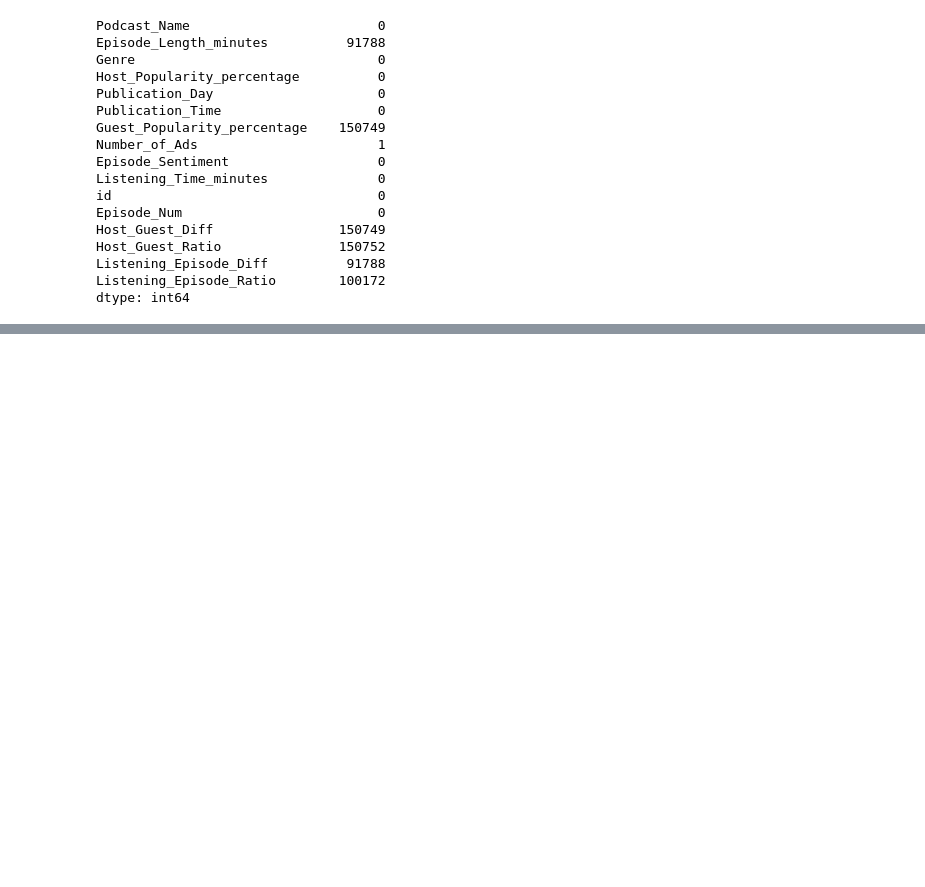
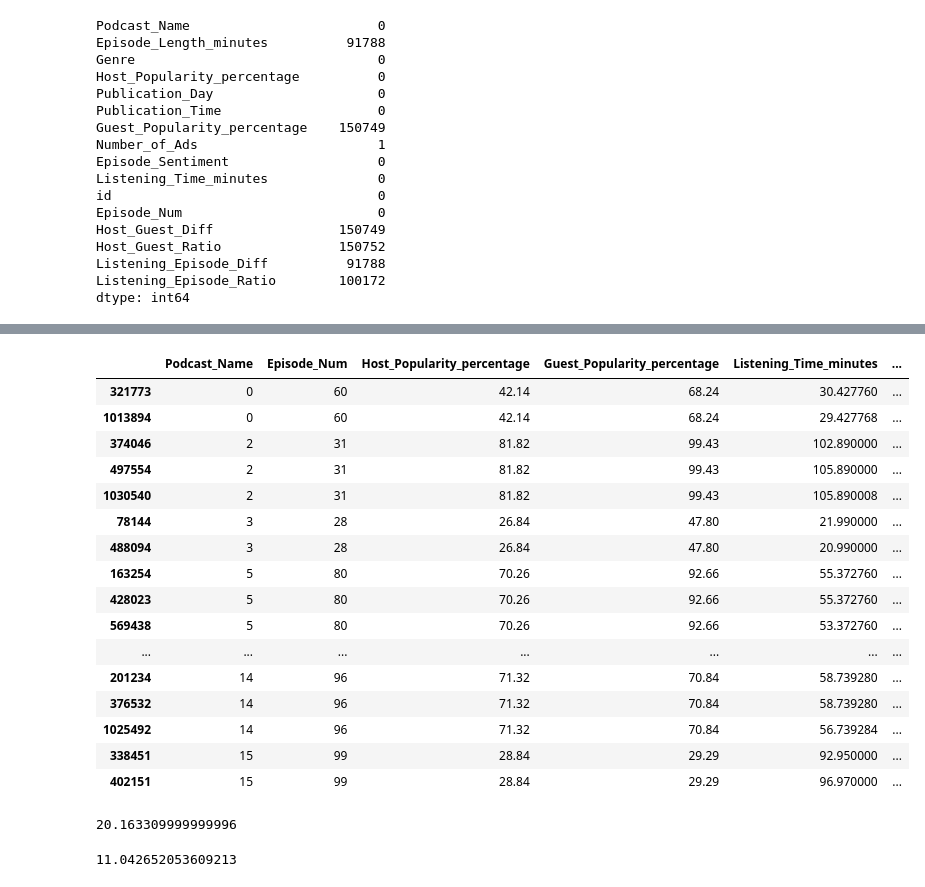
Before and after one commit to masaishi/kaggle-s5e4-6th-solution, a Jupyter notebook: notebooks/eda_001_check_dup.ipynb, the cells around one changed output, grey strips where cells are left out. Drawn from its saved outputs; the diff is of its cells as text; code cells hidden in the pictures; blank space fills up the shorter version.

Commit message:
calc rmse first and last

```diff
--- a/notebooks/eda_001_check_dup.ipynb
+++ b/notebooks/eda_001_check_dup.ipynb
@@ -440,0 +263,11 @@ leaked_rows
+# %%
+df_train['Listening_Time_minutes_rounded'] = df_train['Listening_Time_minutes'].round(1)
+
+grouped = df_train.groupby(cols_to_compare)
+unique_counts = grouped['Listening_Time_minutes_rounded'].nunique()
+
+groups_with_diff = unique_counts[unique_counts > 1].index
+result = df_train[df_train.set_index(cols_to_compare).index.isin(groups_with_diff)]
+
+result = result.sort_values(cols_to_compare)
+result
@@ -440,0 +288,38 @@ leaked_rows
+# %%
+x = 0
+result.iloc[x*30 : (x+1)*30][["Podcast_Name", "Episode_Num", "Host_Popularity_percentage", "Guest_Popularity_percentage", "Listening_Time_minutes", "Episode_Length_minutes", "Publication_Day", "Publication_Time", "Episode_Sentiment"]]
+# %% [output]
+|  | Podcast_Name | Episode_Num | Host_Popularity_percentage | Guest_Popularity_percentage | Listening_Time_minutes | ... |
+| 321773 | 0 | 60 | 42.14 | 68.24 | 30.427760 | ... |
+| 1013894 | 0 | 60 | 42.14 | 68.24 | 29.427768 | ... |
+| 374046 | 2 | 31 | 81.82 | 99.43 | 102.890000 | ... |
+| 497554 | 2 | 31 | 81.82 | 99.43 | 105.890000 | ... |
+| 1030540 | 2 | 31 | 81.82 | 99.43 | 105.890008 | ... |
+| 78144 | 3 | 28 | 26.84 | 47.80 | 21.990000 | ... |
+| 488094 | 3 | 28 | 26.84 | 47.80 | 20.990000 | ... |
+| 163254 | 5 | 80 | 70.26 | 92.66 | 55.372760 | ... |
+| 428023 | 5 | 80 | 70.26 | 92.66 | 55.372760 | ... |
+| 569438 | 5 | 80 | 70.26 | 92.66 | 53.372760 | ... |
+| ... | ... | ... | ... | ... | ... | ... |
+| 201234 | 14 | 96 | 71.32 | 70.84 | 58.739280 | ... |
+| 376532 | 14 | 96 | 71.32 | 70.84 | 58.739280 | ... |
+| 1025492 | 14 | 96 | 71.32 | 70.84 | 56.739284 | ... |
+| 338451 | 15 | 99 | 28.84 | 29.29 | 92.950000 | ... |
+| 402151 | 15 | 99 | 28.84 | 29.29 | 96.970000 | ... |
+# %%
+from sklearn.metrics import mean_squared_error
+
+def calc_rmse(y_true, y_pred):
+    rmse = np.sqrt(mean_squared_error(y_true, y_pred))
+    return rmse
+
+calc_rmse([89.693310], [69.530000])
+# %% [output]
+20.163309999999996
+# %%
+# Drop duplicate get first by Podcast_Name and Episode_Num
+result_f = result.drop_duplicates(subset=['Podcast_Name', 'Episode_Num'], keep='first')["Listening_Time_minutes"]
+result_l = result.drop_duplicates(subset=['Podcast_Name', 'Episode_Num'], keep='last')["Listening_Time_minutes"]
+calc_rmse(result_f, result_l)
+# %% [output]
+11.042652053609213
```
Also changed, not shown: parts of 11 cells of this notebook.
